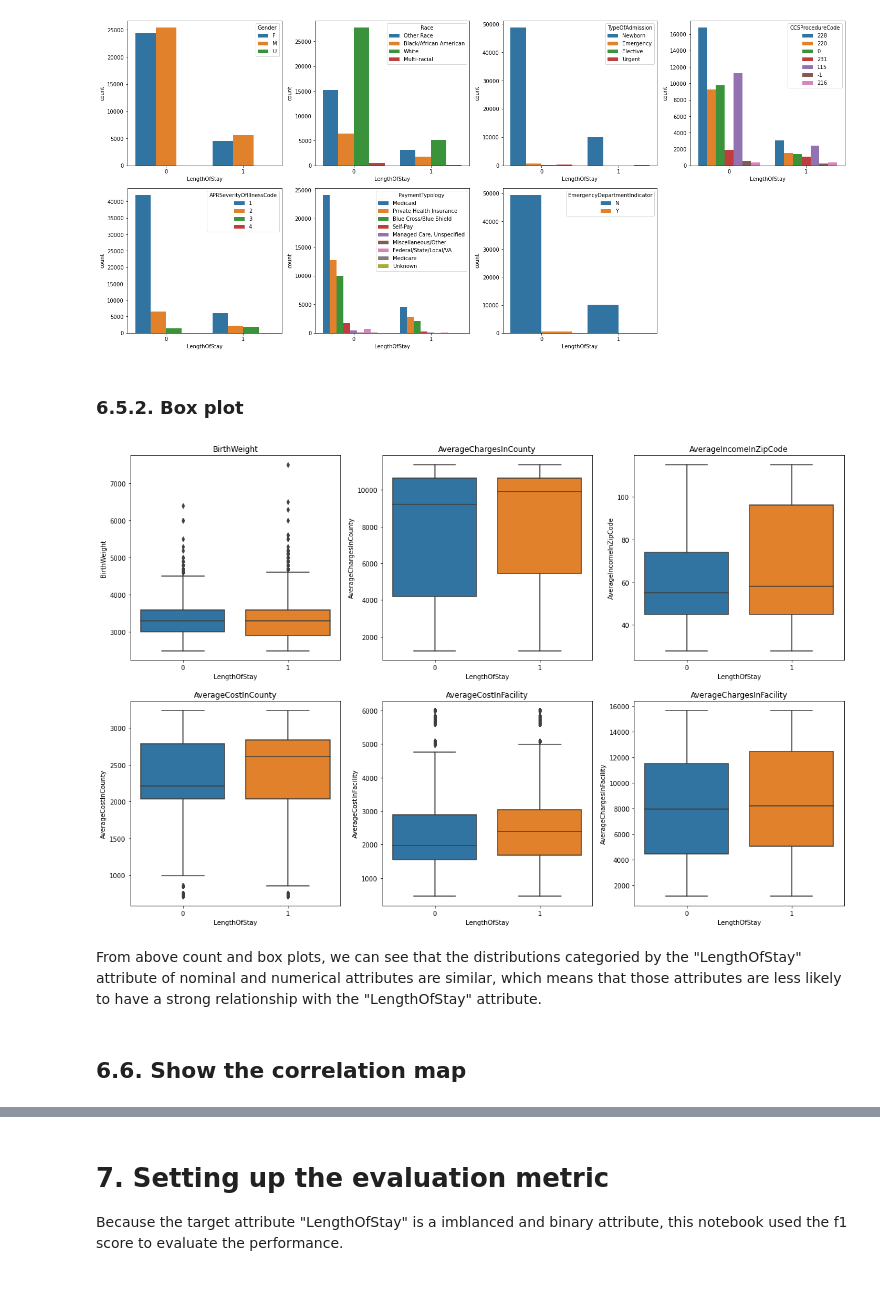
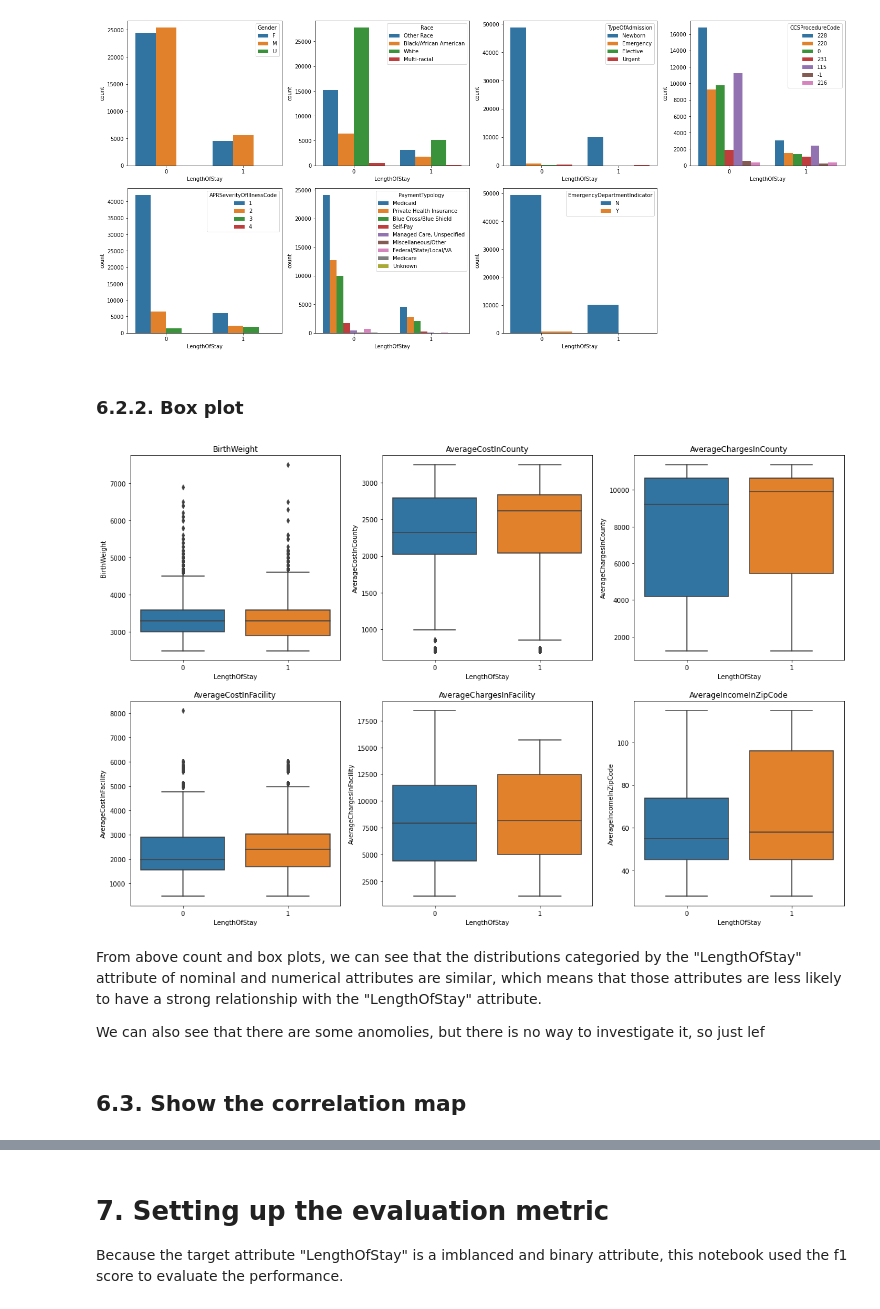
Before and after one commit to qinqin65/MachineLerningAssignment1, a Jupyter notebook: s3805989_assignment1.ipynb, the cells around one changed output, grey strips where cells are left out. Saved outputs shown, nothing was run; the diff lists cells and outputs as text; code cells hidden in the pictures.

```diff
--- a/s3805989_assignment1.ipynb
+++ b/s3805989_assignment1.ipynb
@@ -66,7 +67,6 @@ memory usage: 7.3+ MB
 # %%
 data['CCSProcedureCode'] = data['CCSProcedureCode'].astype('str')
 data['APRSeverityOfIllnessCode'] = data['APRSeverityOfIllnessCode'].astype('str')
-data['LengthOfStay'] = data['LengthOfStay'].astype('str')
 data.info()
 # %% [output]
 <class 'pandas.core.frame.DataFrame'>
@@ -199,19 +161,21 @@ plt.tight_layout()
 # %% [output]
 [figure]
 # %% [markdown]
-### 6.5.2. Box plot
+### 6.2.2. Box plot
 # %%
 plt.figure(figsize=(20,20))
 for i, col in enumerate(numerical_attributes):
     plt.subplot(3,3,i+1)
-    ax = sns.boxplot(y=col,x='LengthOfStay',data=downsampled)
+    ax = sns.boxplot(y=col,x='LengthOfStay',data=data)
     plt.title(col)
 # %% [output]
-[figure, old version]
+[figure, new version]
 # %% [markdown]
 From above count and box plots, we can see that the distributions categoried by the "LengthOfStay" attribute of nominal and numerical attributes are similar, which means that those attributes are less likely to have a strong relationship with the "LengthOfStay" attribute.
+
+We can also see that there are some anomolies, but there is no way to investigate it, so just lef
 # %% [markdown]
-## 6.6. Show the correlation map
+## 6.3. Show the correlation map
 # %%
 f, ax = plt.subplots(figsize=(11, 9))
 corr = data[numerical_attributes + ['LengthOfStay']].corr()
```
Also changed, not shown: parts of 76 cells of this notebook, 1 other file.
